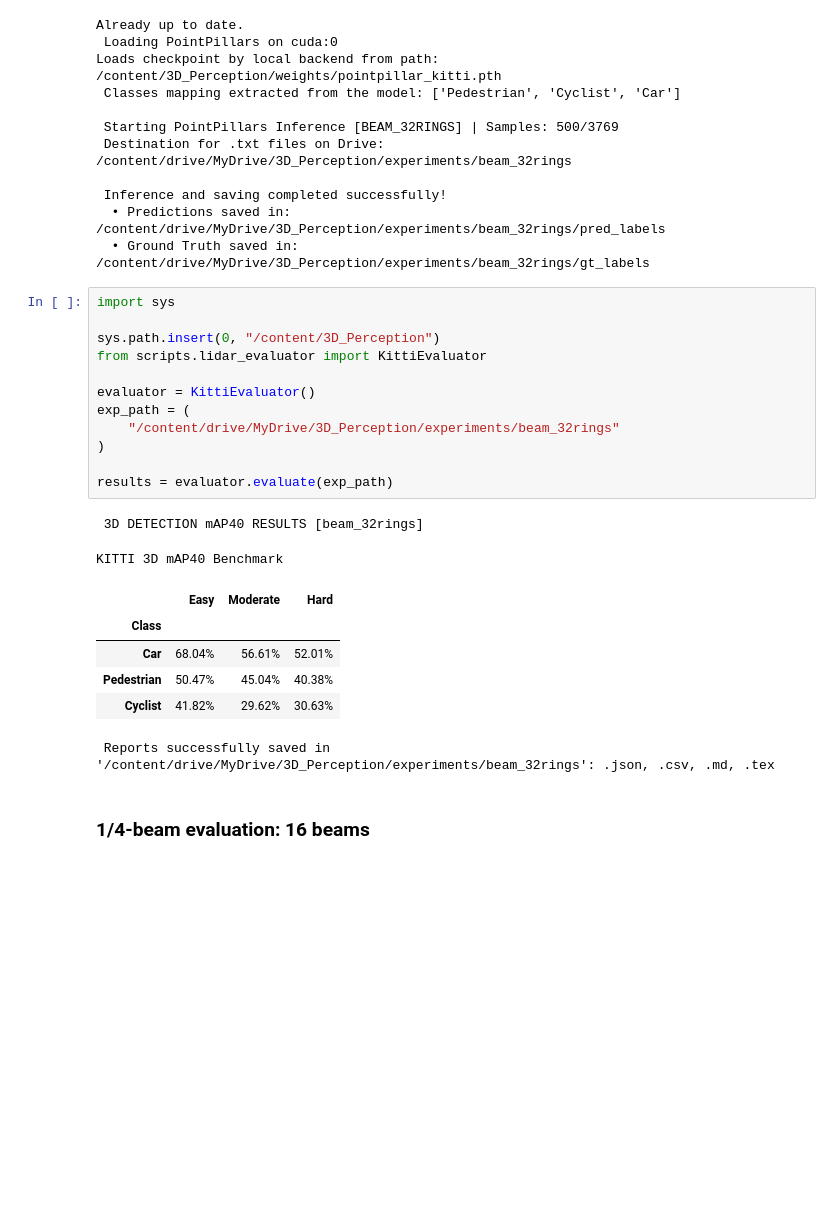
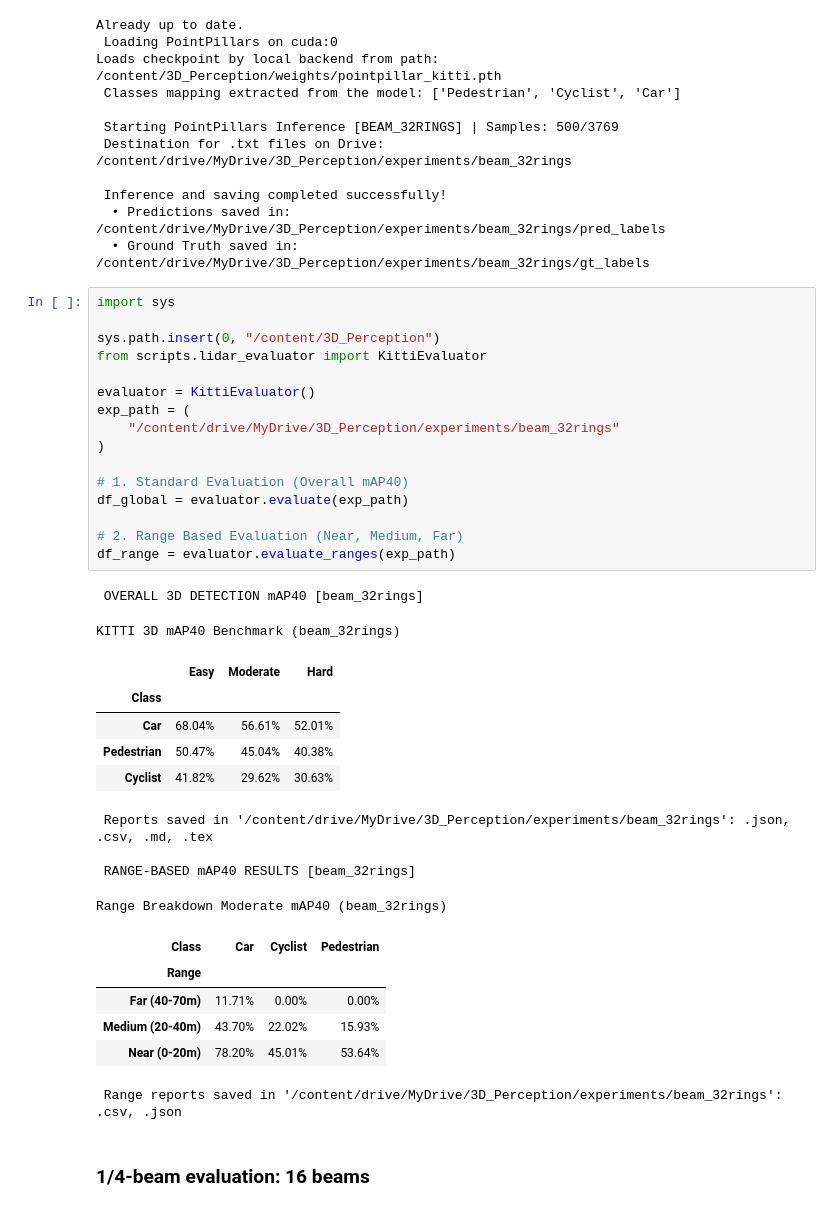
Before and after one commit to giacomosalvatori03/3D_Perception, a Jupyter notebook: notebooks/01_lidar_degradation.ipynb, the cells around one changed output. Drawn from its saved outputs; the diff is of its cells as text; blank space fills up the shorter version.

```diff
--- a/notebooks/01_lidar_degradation.ipynb
+++ b/notebooks/01_lidar_degradation.ipynb
@@ -481,24 +505,37 @@ Loads checkpoint by local backend from path: /content/3D_Perception/weights/poin
 # %%
 import sys
 
 sys.path.insert(0, "/content/3D_Perception")
 from scripts.lidar_evaluator import KittiEvaluator
 
 evaluator = KittiEvaluator()
 exp_path = (
     "/content/drive/MyDrive/3D_Perception/experiments/beam_32rings"
 )
 
-results = evaluator.evaluate(exp_path)
+# 1. Standard Evaluation (Overall mAP40)
+df_global = evaluator.evaluate(exp_path)
+
+# 2. Range Based Evaluation (Near, Medium, Far)
+df_range = evaluator.evaluate_ranges(exp_path)
 # %% [output]
- 3D DETECTION mAP40 RESULTS [beam_32rings]
+ OVERALL 3D DETECTION mAP40 [beam_32rings]
-KITTI 3D mAP40 Benchmark
+KITTI 3D mAP40 Benchmark (beam_32rings)
 |  | Easy | Moderate | Hard |
 | Class |  |  |  |
 | Car | 68.04% | 56.61% | 52.01% |
 | Pedestrian | 50.47% | 45.04% | 40.38% |
 | Cyclist | 41.82% | 29.62% | 30.63% |
- Reports successfully saved in '/content/drive/MyDrive/3D_Perception/experiments/beam_32rings': .json, .csv, .md, .tex
+ Reports saved in '/content/drive/MyDrive/3D_Perception/experiments/beam_32rings': .json, .csv, .md, .tex
+
+ RANGE-BASED mAP40 RESULTS [beam_32rings]
+Range Breakdown Moderate mAP40 (beam_32rings)
+| Class | Car | Cyclist | Pedestrian |
+| Range |  |  |  |
+| Far (40-70m) | 11.71% | 0.00% | 0.00% |
+| Medium (20-40m) | 43.70% | 22.02% | 15.93% |
+| Near (0-20m) | 78.20% | 45.01% | 53.64% |
+ Range reports saved in '/content/drive/MyDrive/3D_Perception/experiments/beam_32rings': .csv, .json
 # %% [markdown]
 ### 1/4-beam evaluation: 16 beams
 # %%
```
Also changed, not shown: parts of 5 cells of this notebook.
